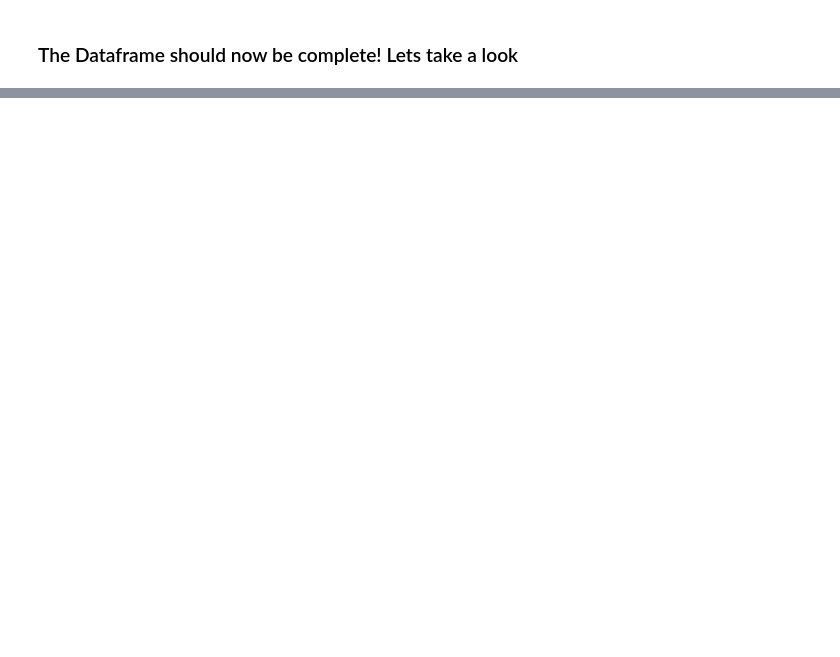
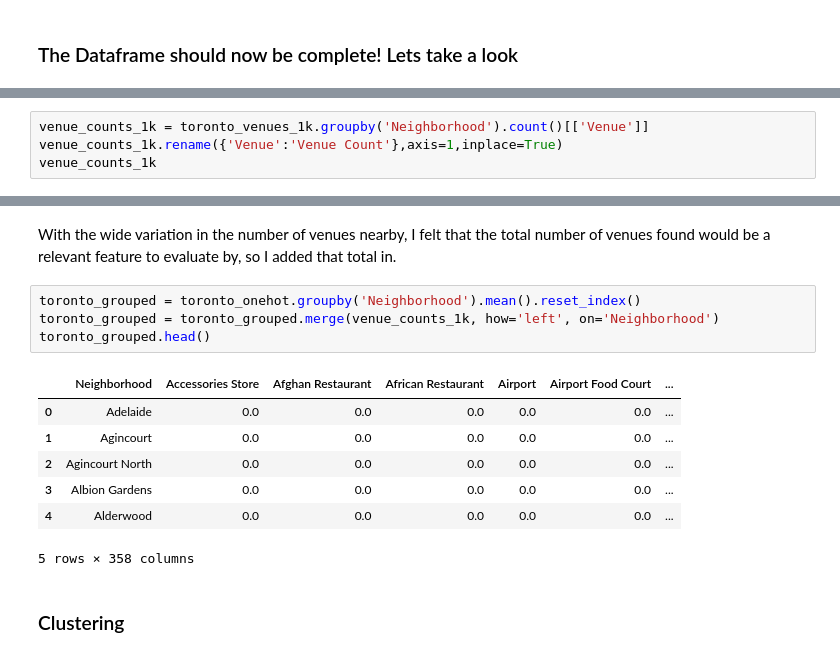
Before and after one commit to Prysthaea/Coursera_Capstone, a Jupyter notebook: Segmenting and Clustering Toronto Notebook.ipynb, the cells around one changed output, grey strips where cells are left out. Cells and saved outputs as stored; diff of their text form; blank space fills up the shorter version.

```diff
--- a/Segmenting and Clustering Toronto Notebook.ipynb
+++ b/Segmenting and Clustering Toronto Notebook.ipynb
@@ -121,0 +437,4 @@ neigh_df.shape
+# %%
+venue_counts_1k = toronto_venues_1k.groupby('Neighborhood').count()[['Venue']]
+venue_counts_1k.rename({'Venue':'Venue Count'},axis=1,inplace=True)
+venue_counts_1k
@@ -121,0 +489,16 @@ neigh_df.shape
+# %% [markdown]
+With the wide variation in the number of venues nearby, I felt that the total number of venues found would be a relevant feature to evaluate by, so I added that total in.
+# %%
+toronto_grouped = toronto_onehot.groupby('Neighborhood').mean().reset_index()
+toronto_grouped = toronto_grouped.merge(venue_counts_1k, how='left', on='Neighborhood')
+toronto_grouped.head()
+# %% [output]
+|  | Neighborhood | Accessories Store | Afghan Restaurant | African Restaurant | Airport | Airport Food Court | ... |
+| 0 | Adelaide | 0.0 | 0.0 | 0.0 | 0.0 | 0.0 | ... |
+| 1 | Agincourt | 0.0 | 0.0 | 0.0 | 0.0 | 0.0 | ... |
+| 2 | Agincourt North | 0.0 | 0.0 | 0.0 | 0.0 | 0.0 | ... |
+| 3 | Albion Gardens | 0.0 | 0.0 | 0.0 | 0.0 | 0.0 | ... |
+| 4 | Alderwood | 0.0 | 0.0 | 0.0 | 0.0 | 0.0 | ... |
+5 rows × 358 columns
+# %% [markdown]
+### Clustering
```
Also changed, not shown: parts of 56 cells of this notebook.
